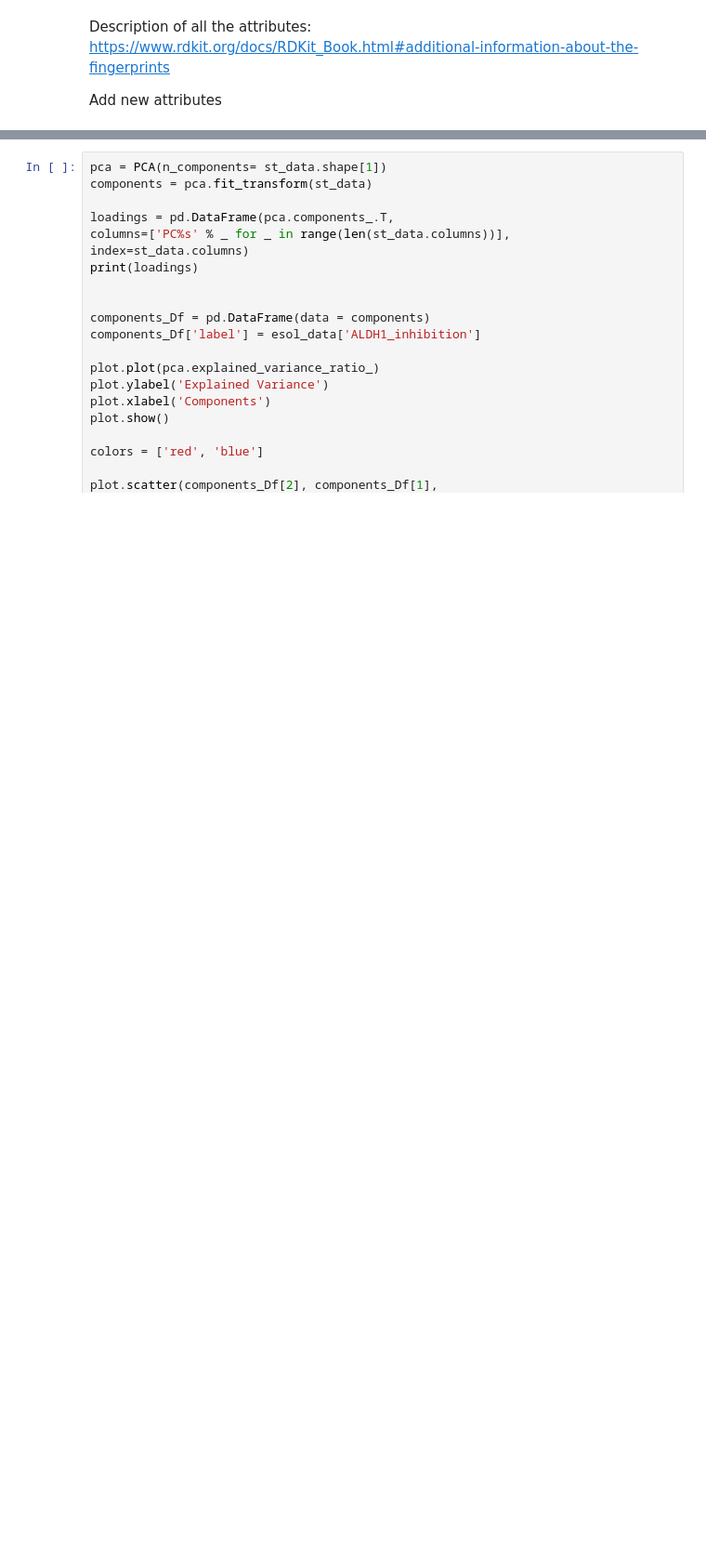
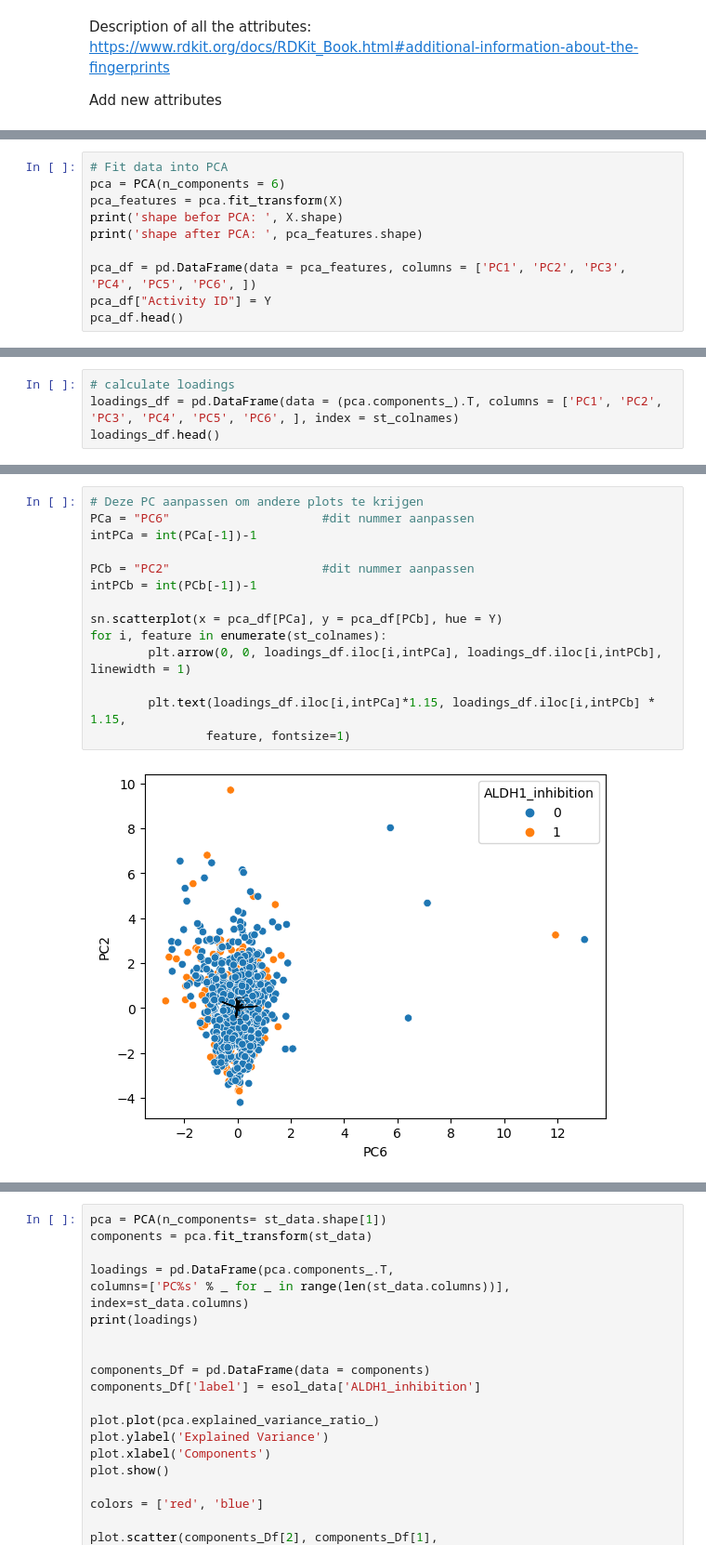
Before and after one commit to Jobs27/AP_groupassignment-, a Jupyter notebook: notebook.ipynb, the cells around one changed output, grey strips where cells are left out. Shown at 93% size. Saved outputs shown, nothing was run; the diff lists cells and outputs as text; blank space fills up the shorter version.

```diff
--- a/notebook.ipynb
+++ b/notebook.ipynb
@@ -89,0 +135,10 @@ Make decomposition
+# %%
+# Fit data into PCA
+pca = PCA(n_components = 6)
+pca_features = pca.fit_transform(X)
+print('shape befor PCA: ', X.shape)
+print('shape after PCA: ', pca_features.shape)
+
+pca_df = pd.DataFrame(data = pca_features, columns = ['PC1', 'PC2', 'PC3', 'PC4', 'PC5', 'PC6', ])
+pca_df["Activity ID"] = Y
+pca_df.head()
@@ -89,0 +154,4 @@ Make decomposition
+# %%
+# calculate loadings
+loadings_df = pd.DataFrame(data = (pca.components_).T, columns = ['PC1', 'PC2', 'PC3', 'PC4', 'PC5', 'PC6', ], index = st_colnames)
+loadings_df.head()
@@ -89,0 +165,16 @@ Make decomposition
+# %%
+# Deze PC aanpassen om andere plots te krijgen
+PCa = "PC6"                     #dit nummer aanpassen
+intPCa = int(PCa[-1])-1
+
+PCb = "PC2"                     #dit nummer aanpassen
+intPCb = int(PCb[-1])-1
+
+sn.scatterplot(x = pca_df[PCa], y = pca_df[PCb], hue = Y)
+for i, feature in enumerate(st_colnames):
+        plt.arrow(0, 0, loadings_df.iloc[i,intPCa], loadings_df.iloc[i,intPCb], linewidth = 1)
+
+        plt.text(loadings_df.iloc[i,intPCa]*1.15, loadings_df.iloc[i,intPCb] * 1.15,
+                feature, fontsize=1)
+# %% [output]
+[figure, added]
```
Also changed, not shown: parts of 16 cells of this notebook.
